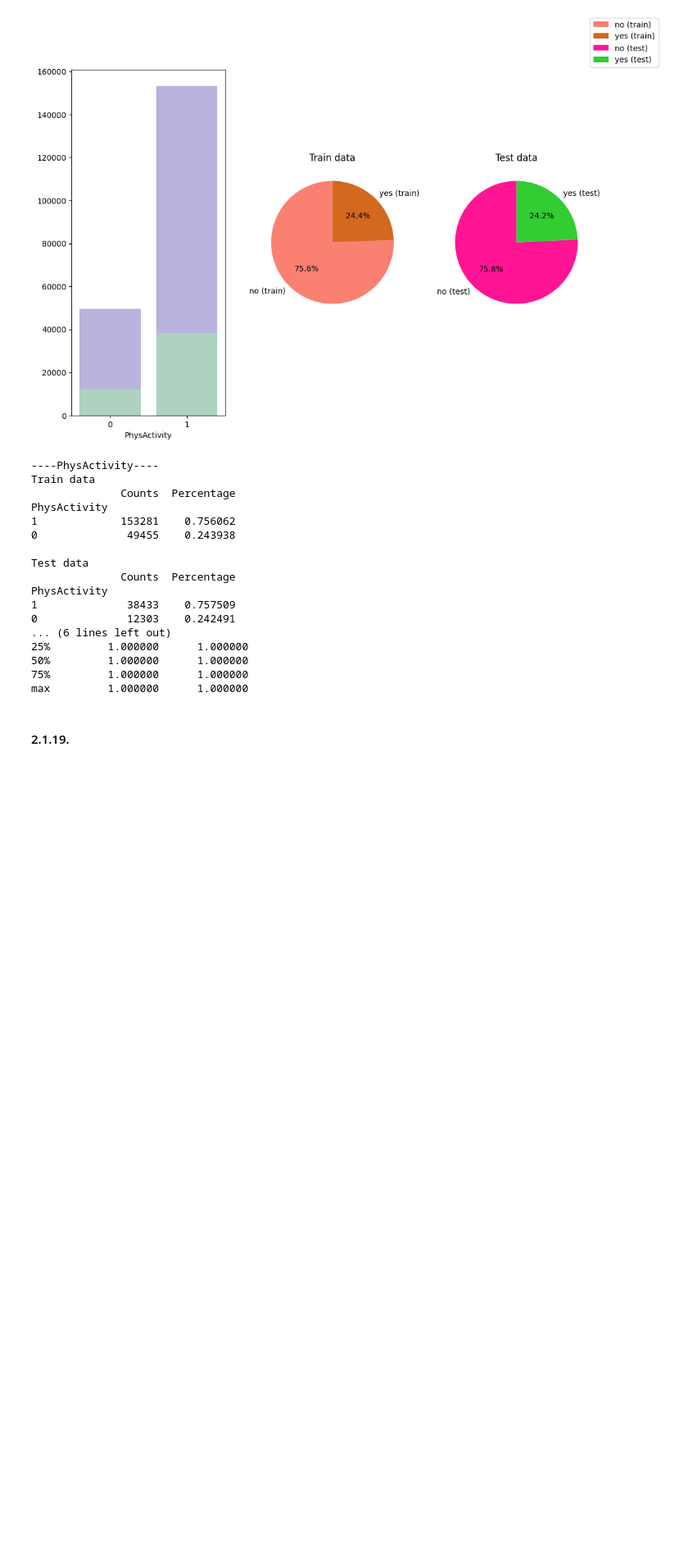
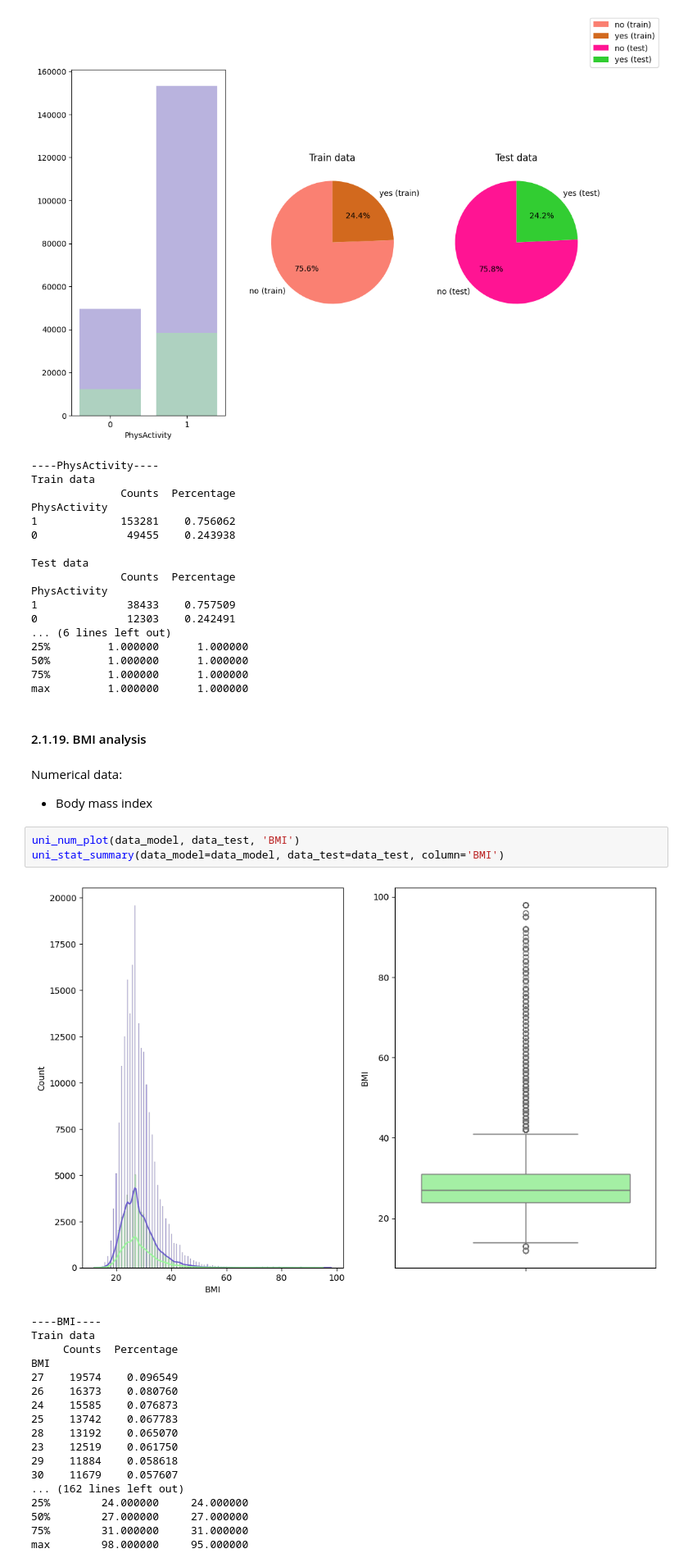
Before and after one commit to polarbear0701/ML-Individual-1, a Jupyter notebook: EDA.ipynb, the cells around one changed output. Shown at 82% size. Drawn from its saved outputs; the diff is of its cells as text; blank space fills up the shorter version.

Commit message:
finalise uni analysis

```diff
--- a/EDA.ipynb
+++ b/EDA.ipynb
@@ -808,5 +809,30 @@ PhysActivity
 75%         1.000000      1.000000
 max         1.000000      1.000000
 # %% [markdown]
-#### 2.1.19.
+#### 2.1.19. BMI analysis
+# %% [markdown]
+Numerical data:
+- Body mass index
+# %%
+uni_num_plot(data_model, data_test, 'BMI')
+uni_stat_summary(data_model=data_model, data_test=data_test, column='BMI')
+# %% [output]
+[figure, added]
+----BMI----
+Train data
+     Counts  Percentage
+BMI
+27    19574    0.096549
+26    16373    0.080760
+24    15585    0.076873
+25    13742    0.067783
+28    13192    0.065070
+23    12519    0.061750
+29    11884    0.058618
+30    11679    0.057607
+... (162 lines left out)
+25%        24.000000     24.000000
+50%        27.000000     27.000000
+75%        31.000000     31.000000
+max        98.000000     95.000000
 # %% [markdown]
```
Also changed, not shown: parts of 22 cells of this notebook, 1 other file.
